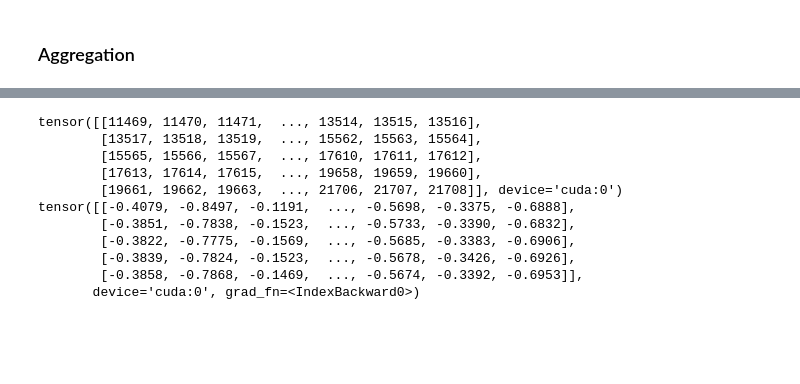
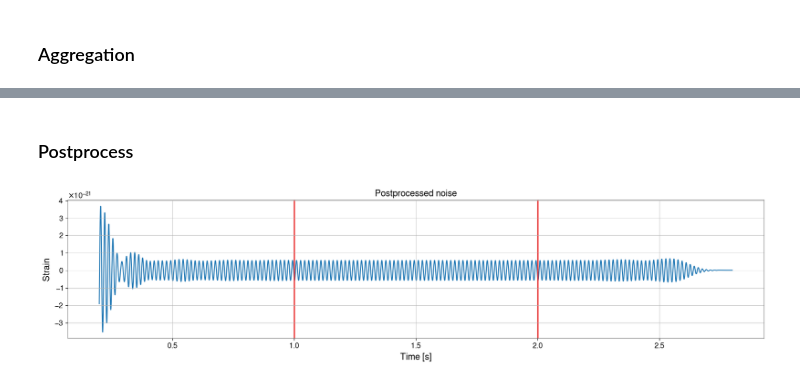
Before and after one commit to saleem-muhammed/deepcleanv2, a Jupyter notebook: projects/clean/online-clean.ipynb, the cells around one changed output, grey strips where cells are left out. Drawn from its saved outputs; the diff is of its cells as text; code cells hidden in the pictures; blank space fills up the shorter version.

```diff
--- a/projects/clean/online-clean.ipynb
+++ b/projects/clean/online-clean.ipynb
@@ -233,18 +243,18 @@ torch.Size([2048])
-# %%
-pred = t_model(next(iter(X_dset)))
-print(sidx + batch_size*stride)
-print(pred[:, get_idx])
-# print(pred[0, :offset])
-# print(y_pred[:offset])
-# %% [output]
-tensor([[11469, 11470, 11471,  ..., 13514, 13515, 13516],
-        [13517, 13518, 13519,  ..., 15562, 15563, 15564],
-        [15565, 15566, 15567,  ..., 17610, 17611, 17612],
-        [17613, 17614, 17615,  ..., 19658, 19659, 19660],
-        [19661, 19662, 19663,  ..., 21706, 21707, 21708]], device='cuda:0')
-tensor([[-0.4079, -0.8497, -0.1191,  ..., -0.5698, -0.3375, -0.6888],
-        [-0.3851, -0.7838, -0.1523,  ..., -0.5733, -0.3390, -0.6832],
-        [-0.3822, -0.7775, -0.1569,  ..., -0.5685, -0.3383, -0.6906],
-        [-0.3839, -0.7824, -0.1523,  ..., -0.5678, -0.3426, -0.6926],
-        [-0.3858, -0.7868, -0.1469,  ..., -0.5674, -0.3392, -0.6953]],
-       device='cuda:0', grad_fn=<IndexBackward0>)
+# %% [markdown]
+### Postprocess
+# %%
+noise = noise.double()
+noise = model.y_scaler(noise.cpu(), reverse=True)
+noise = model.bandpass(noise.detach().numpy())
+noise = torch.tensor(noise, device=device)
+# %%
+plt.figure(figsize=[20, 4])
+plt.title('Postprocessed noise')
+plt.xlabel('Time [s]')
+plt.ylabel('Strain')
+plt.plot(times, noise.cpu().detach().numpy())
+plt.axvline(times[filter_pad], c='red', lw=2)
+plt.axvline(times[filter_pad+sample_rate], c='red', lw=2)
+plt.show()
+# %% [output]
+[figure, added]
```
Also changed, not shown: parts of 10 cells of this notebook.
